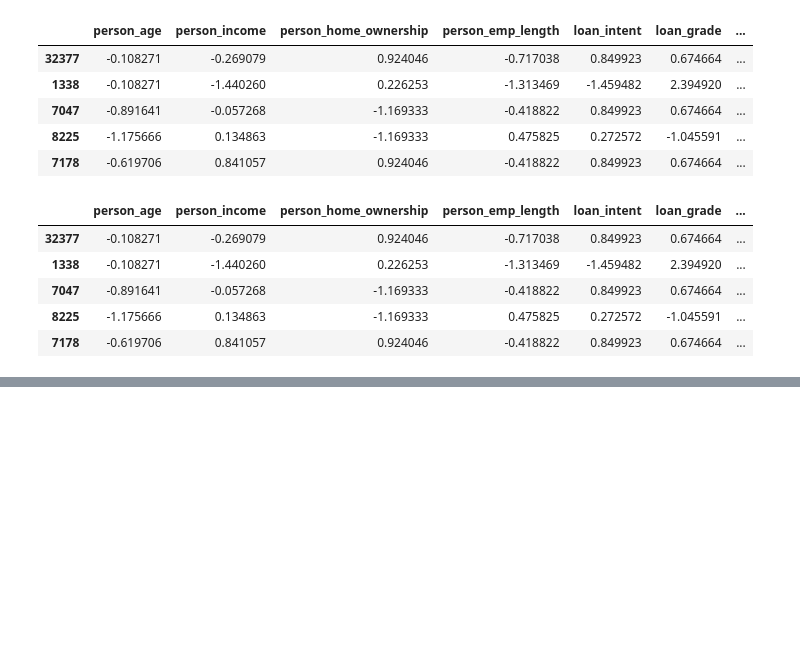
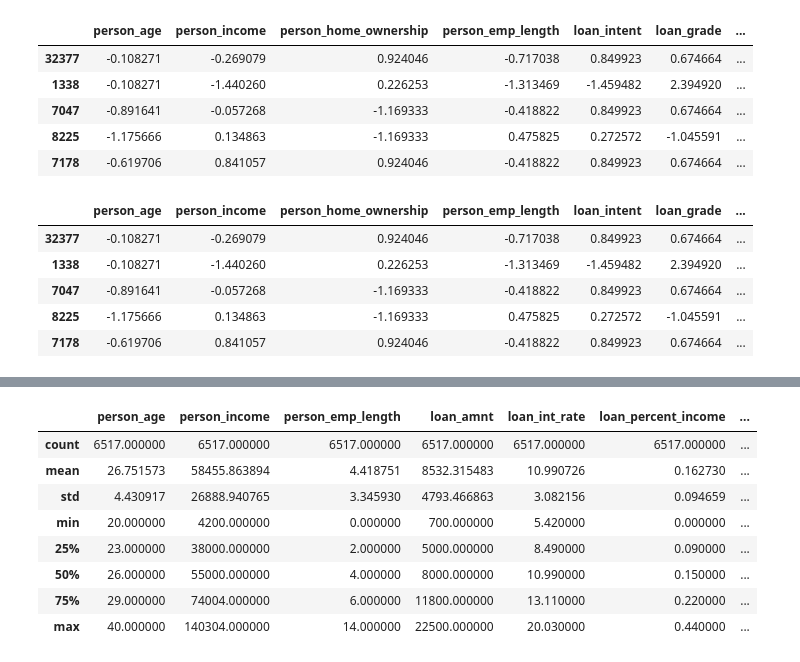
Before and after one commit to Prithvi2310/Loan-Approval-Prediction, a Jupyter notebook: ipynb files/Feature-Engineering.ipynb, the cells around one changed output, grey strips where cells are left out. Cells and saved outputs as stored; diff of their text form; code cells hidden in the pictures; blank space fills up the shorter version.

```diff
--- a/ipynb files/Feature-Engineering.ipynb
+++ b/ipynb files/Feature-Engineering.ipynb
@@ -340,0 +393,3 @@ train_data.to_csv('../Data/data-created/train_data_preprocessed.csv',index=False
+# %%
+na_features = features_with_na(test_data)
+na_features
@@ -340,0 +398,2 @@ train_data.to_csv('../Data/data-created/train_data_preprocessed.csv',index=False
+# %%
+test_data = imputer(na_features,test_data)
@@ -340,0 +416,4 @@ train_data.to_csv('../Data/data-created/train_data_preprocessed.csv',index=False
+# %%
+numerical_features = find_numerical_features(test_data)
+# %%
+test_data = detect_and_replace_outliers(numerical_features,test_data)
@@ -340,0 +428,12 @@ train_data.to_csv('../Data/data-created/train_data_preprocessed.csv',index=False
+# %%
+test_data.describe()
+# %% [output]
+|  | person_age | person_income | person_emp_length | loan_amnt | loan_int_rate | loan_percent_income | ... |
+| count | 6517.000000 | 6517.000000 | 6517.000000 | 6517.000000 | 6517.000000 | 6517.000000 | ... |
+| mean | 26.751573 | 58455.863894 | 4.418751 | 8532.315483 | 10.990726 | 0.162730 | ... |
+| std | 4.430917 | 26888.940765 | 3.345930 | 4793.466863 | 3.082156 | 0.094659 | ... |
+| min | 20.000000 | 4200.000000 | 0.000000 | 700.000000 | 5.420000 | 0.000000 | ... |
+| 25% | 23.000000 | 38000.000000 | 2.000000 | 5000.000000 | 8.490000 | 0.090000 | ... |
+| 50% | 26.000000 | 55000.000000 | 4.000000 | 8000.000000 | 10.990000 | 0.150000 | ... |
+| 75% | 29.000000 | 74004.000000 | 6.000000 | 11800.000000 | 13.110000 | 0.220000 | ... |
+| max | 40.000000 | 140304.000000 | 14.000000 | 22500.000000 | 20.030000 | 0.440000 | ... |
```
Also changed, not shown: parts of 19 cells of this notebook.
